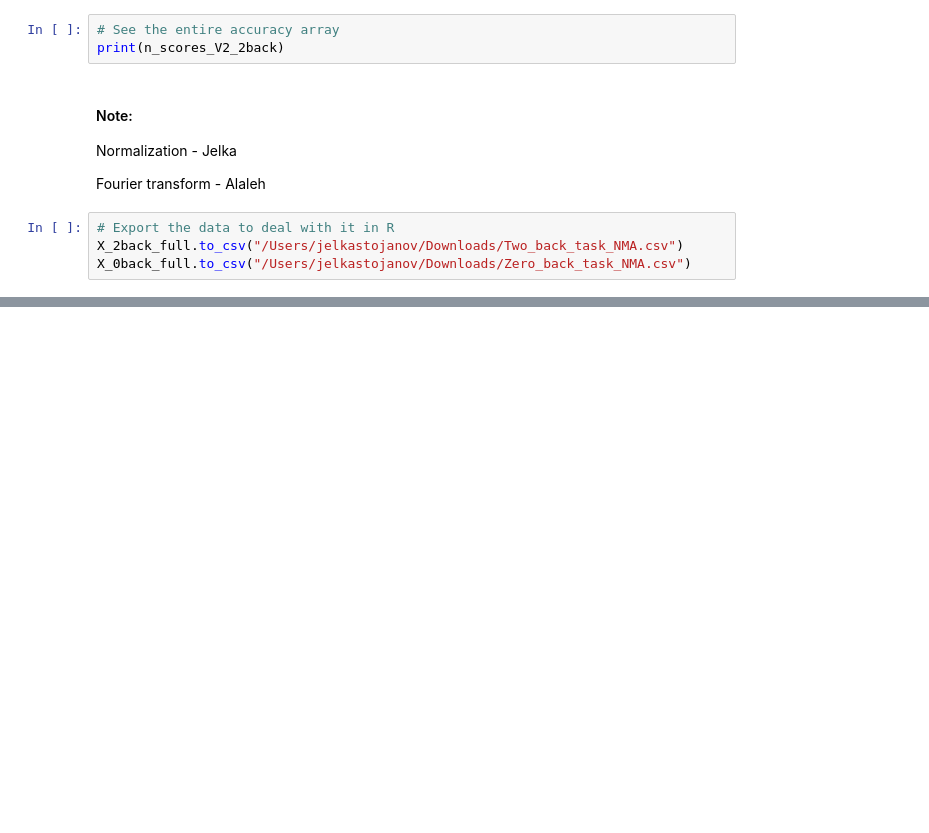
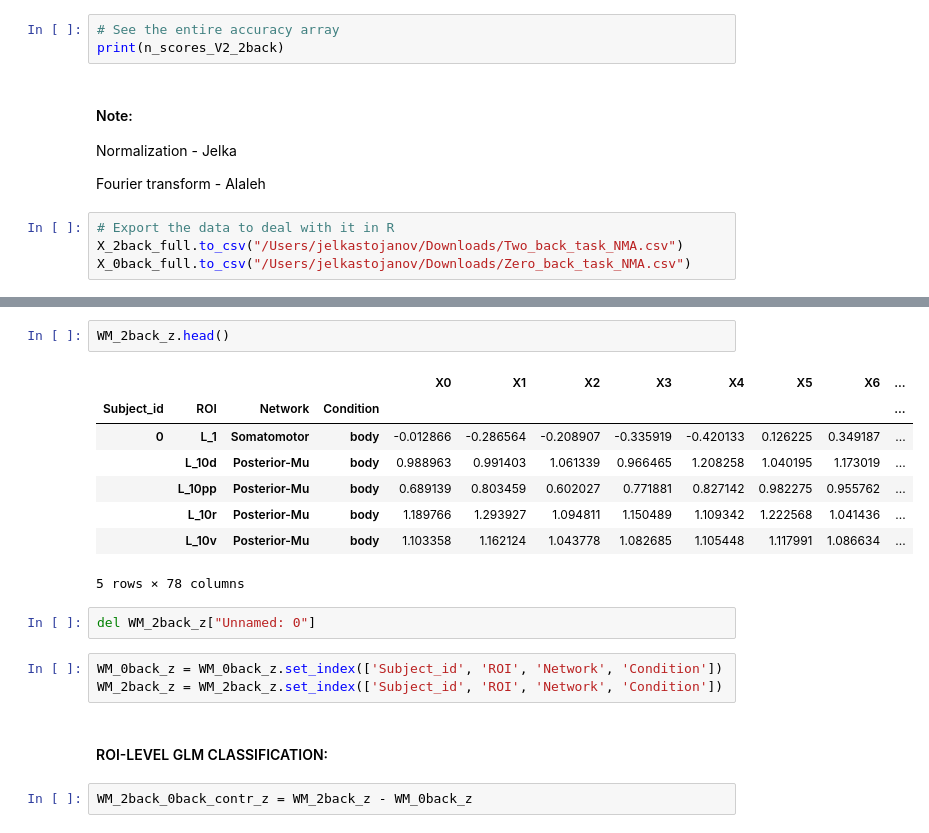
Before and after one commit to pinakm9/NMA, a Jupyter notebook: garbage/fMRI_analysis_NMA_Classifiers.ipynb, the cells around one changed output, grey strips where cells are left out. Cells and saved outputs as stored; diff of their text form; blank space fills up the shorter version.

```diff
--- a/garbage/fMRI_analysis_NMA_Classifiers.ipynb
+++ b/garbage/fMRI_analysis_NMA_Classifiers.ipynb
@@ -850,0 +879,20 @@ X_0back_full.to_csv("/Users/jelkastojanov/Downloads/Zero_back_task_NMA.csv")
+# %%
+WM_2back_z.head()
+# %% [output]
+|  |  |  |  | X0 | X1 | X2 | X3 | X4 | X5 | X6 | ... |
+| Subject_id | ROI | Network | Condition |  |  |  |  |  |  |  | ... |
+| 0 | L_1 | Somatomotor | body | -0.012866 | -0.286564 | -0.208907 | -0.335919 | -0.420133 | 0.126225 | 0.349187 | ... |
+|  | L_10d | Posterior-Mu | body | 0.988963 | 0.991403 | 1.061339 | 0.966465 | 1.208258 | 1.040195 | 1.173019 | ... |
+|  | L_10pp | Posterior-Mu | body | 0.689139 | 0.803459 | 0.602027 | 0.771881 | 0.827142 | 0.982275 | 0.955762 | ... |
+|  | L_10r | Posterior-Mu | body | 1.189766 | 1.293927 | 1.094811 | 1.150489 | 1.109342 | 1.222568 | 1.041436 | ... |
+|  | L_10v | Posterior-Mu | body | 1.103358 | 1.162124 | 1.043778 | 1.082685 | 1.105448 | 1.117991 | 1.086634 | ... |
+5 rows × 78 columns
+# %%
+del WM_2back_z["Unnamed: 0"]
+# %%
+WM_0back_z = WM_0back_z.set_index(['Subject_id', 'ROI', 'Network', 'Condition'])
+WM_2back_z = WM_2back_z.set_index(['Subject_id', 'ROI', 'Network', 'Condition'])
+# %% [markdown]
+#### ROI-LEVEL GLM CLASSIFICATION:
+# %%
+WM_2back_0back_contr_z = WM_2back_z - WM_0back_z
```
Also changed, not shown: parts of 22 cells of this notebook, 2 other files.
